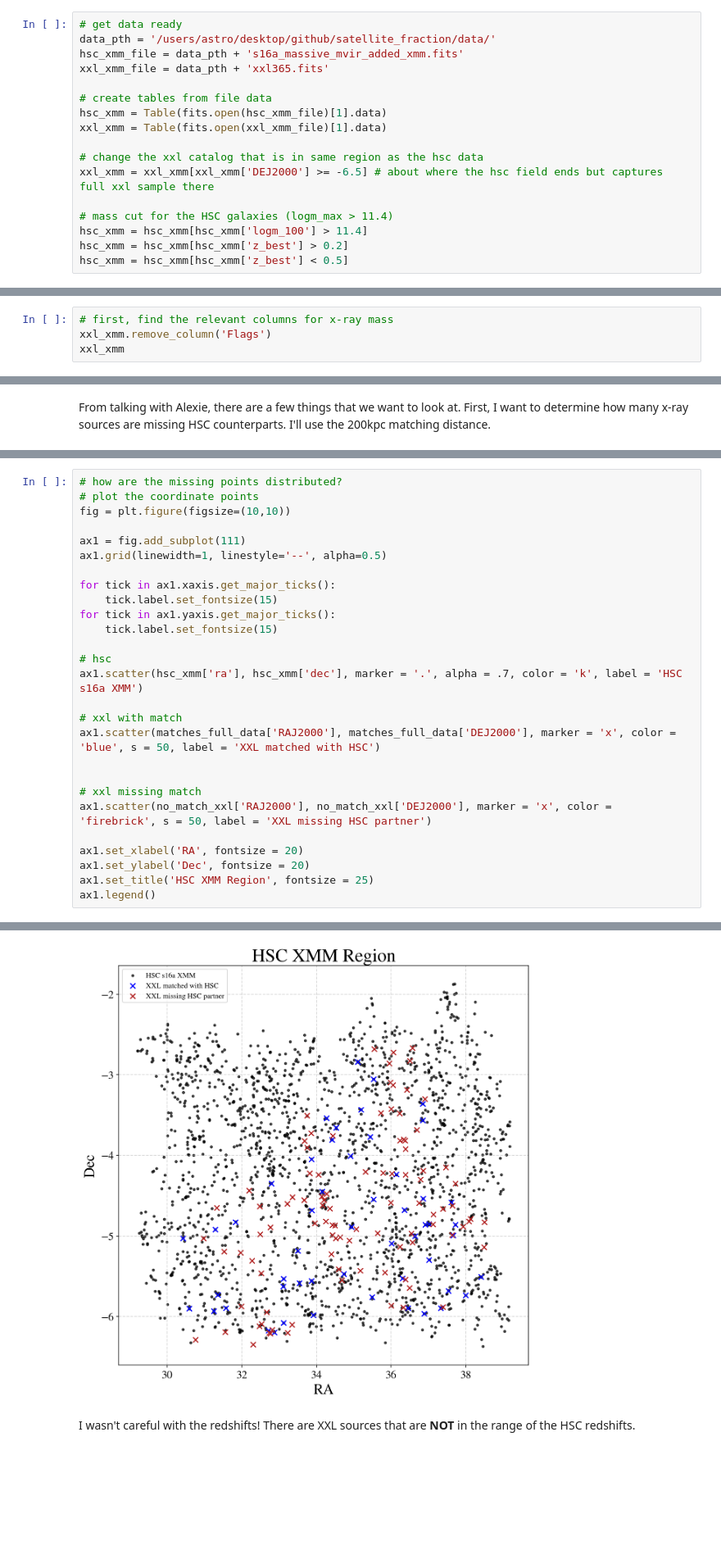
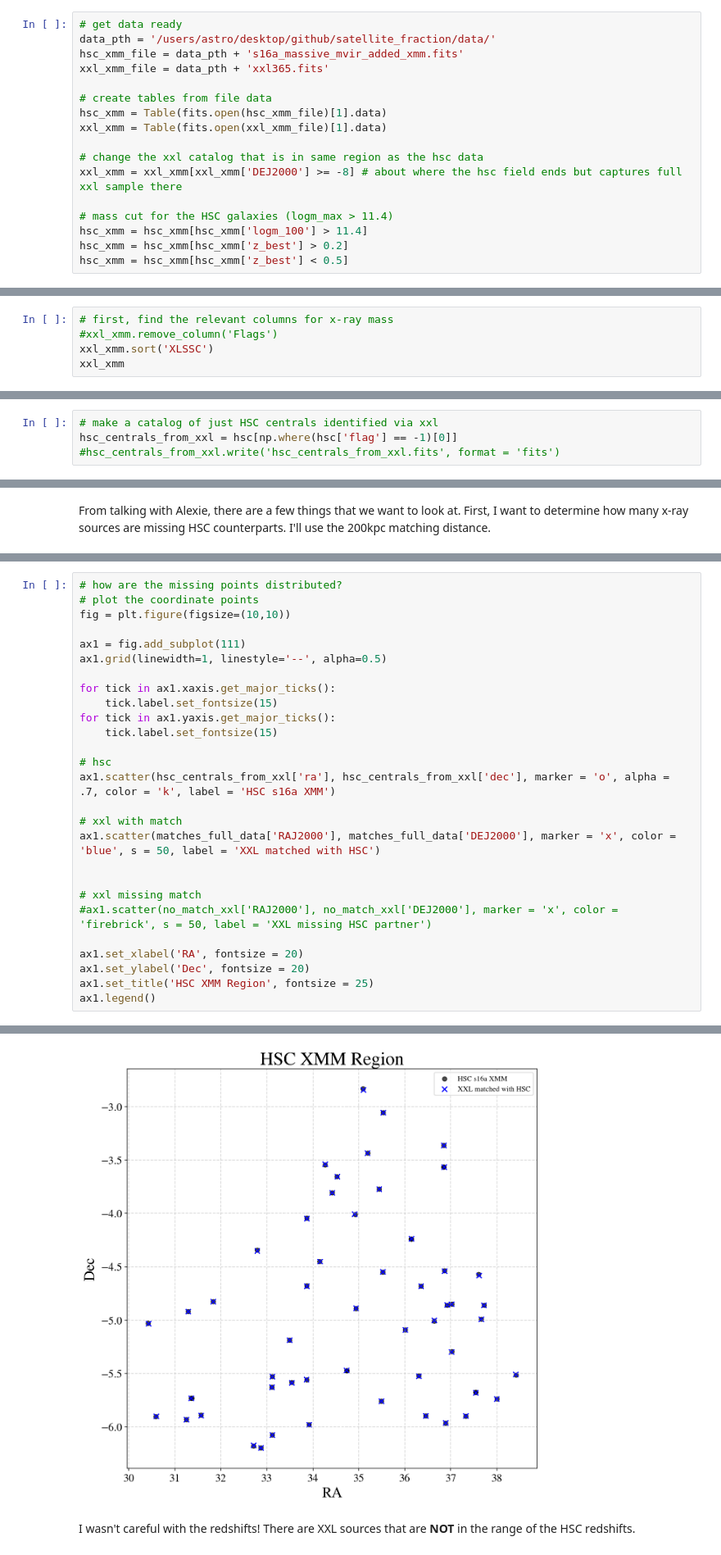
Before and after one commit to gsallabe/thesis_satellite_fraction, a Jupyter notebook: notebooks/xray_cross_match.ipynb, the cells around one changed output, grey strips where cells are left out. Shown at 82% size. Saved outputs shown, nothing was run; the diff lists cells and outputs as text; blank space fills up the shorter version.

```diff
--- a/notebooks/xray_cross_match.ipynb
+++ b/notebooks/xray_cross_match.ipynb
@@ -31,7 +34,7 @@ hsc_xmm = Table(fits.open(hsc_xmm_file)[1].data)
 xxl_xmm = Table(fits.open(xxl_xmm_file)[1].data)
 
 # change the xxl catalog that is in same region as the hsc data
-xxl_xmm = xxl_xmm[xxl_xmm['DEJ2000'] >= -6.5] # about where the hsc field ends but captures full xxl sample there
+xxl_xmm = xxl_xmm[xxl_xmm['DEJ2000'] >= -8] # about where the hsc field ends but captures full xxl sample there
 
 # mass cut for the HSC galaxies (logm_max > 11.4)
 hsc_xmm = hsc_xmm[hsc_xmm['logm_100'] > 11.4]
@@ -69,6 +72,7 @@ We could stand to further cut the field to match (will probably retroactively go
 Proximity is probably the route to go if there are multiple matches. The caveat here is that the x-ray gas does not perfectly trace the visible gas distribution nor does the peak of x-ray gas correspond to physical center.
 # %%
 # first, find the relevant columns for x-ray mass
-xxl_xmm.remove_column('Flags')
+#xxl_xmm.remove_column('Flags')
+xxl_xmm.sort('XLSSC')
 xxl_xmm
 # %% [output]
@@ -258,6 +215,10 @@ for i in range(len(good_pair_table)):
     for j in range(len(hsc)):
         if good_pair_table['hsc_id'][i] == hsc['object_id'][j]:
             hsc['flag'][j] = -1
+# %%
+# make a catalog of just HSC centrals identified via xxl
+hsc_centrals_from_xxl = hsc[np.where(hsc['flag'] == -1)[0]]
+#hsc_centrals_from_xxl.write('hsc_centrals_from_xxl.fits', format = 'fits')
 # %%
 def satellite(i, table, z_lim):
 
@@ -410,33 +379,33 @@ no_match_xxl.remove_rows(matching_rows)
 # %%
 # how are the missing points distributed?
 # plot the coordinate points
 fig = plt.figure(figsize=(10,10))
 
 ax1 = fig.add_subplot(111)
 ax1.grid(linewidth=1, linestyle='--', alpha=0.5)
 
 for tick in ax1.xaxis.get_major_ticks():
     tick.label.set_fontsize(15)
 for tick in ax1.yaxis.get_major_ticks():
     tick.label.set_fontsize(15)
 
 # hsc
-ax1.scatter(hsc_xmm['ra'], hsc_xmm['dec'], marker = '.', alpha = .7, color = 'k', label = 'HSC s16a XMM')
+ax1.scatter(hsc_centrals_from_xxl['ra'], hsc_centrals_from_xxl['dec'], marker = 'o', alpha = .7, color = 'k', label = 'HSC s16a XMM')
 
 # xxl with match
 ax1.scatter(matches_full_data['RAJ2000'], matches_full_data['DEJ2000'], marker = 'x', color = 'blue', s = 50, label = 'XXL matched with HSC')
 
 
 # xxl missing match
-ax1.scatter(no_match_xxl['RAJ2000'], no_match_xxl['DEJ2000'], marker = 'x', color = 'firebrick', s = 50, label = 'XXL missing HSC partner')
+#ax1.scatter(no_match_xxl['RAJ2000'], no_match_xxl['DEJ2000'], marker = 'x', color = 'firebrick', s = 50, label = 'XXL missing HSC partner')
 
 ax1.set_xlabel('RA', fontsize = 20)
 ax1.set_ylabel('Dec', fontsize = 20)
 ax1.set_title('HSC XMM Region', fontsize = 25)
 ax1.legend()
 # %% [output]
 <matplotlib.legend.Legend at 0x...>
-[figure, old version]
+[figure, new version]
 # %% [markdown]
 I wasn't careful with the redshifts! There are XXL sources that are **NOT** in the range of the HSC redshifts.
 # %%
```
Also changed, not shown: parts of 26 cells of this notebook, 11 other files.
